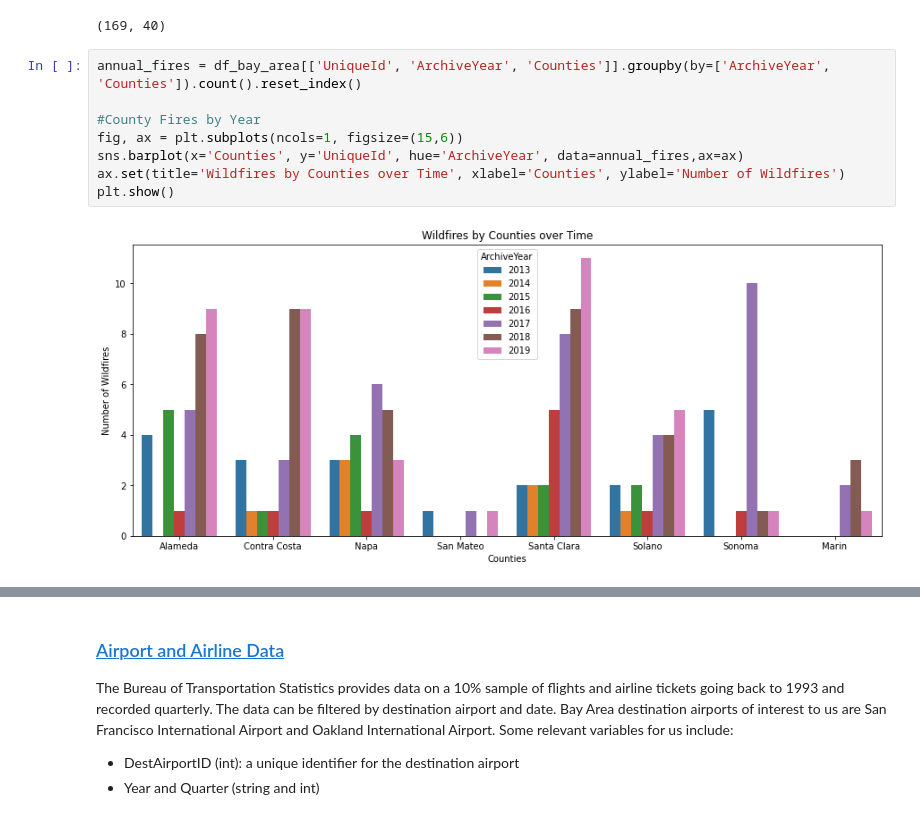
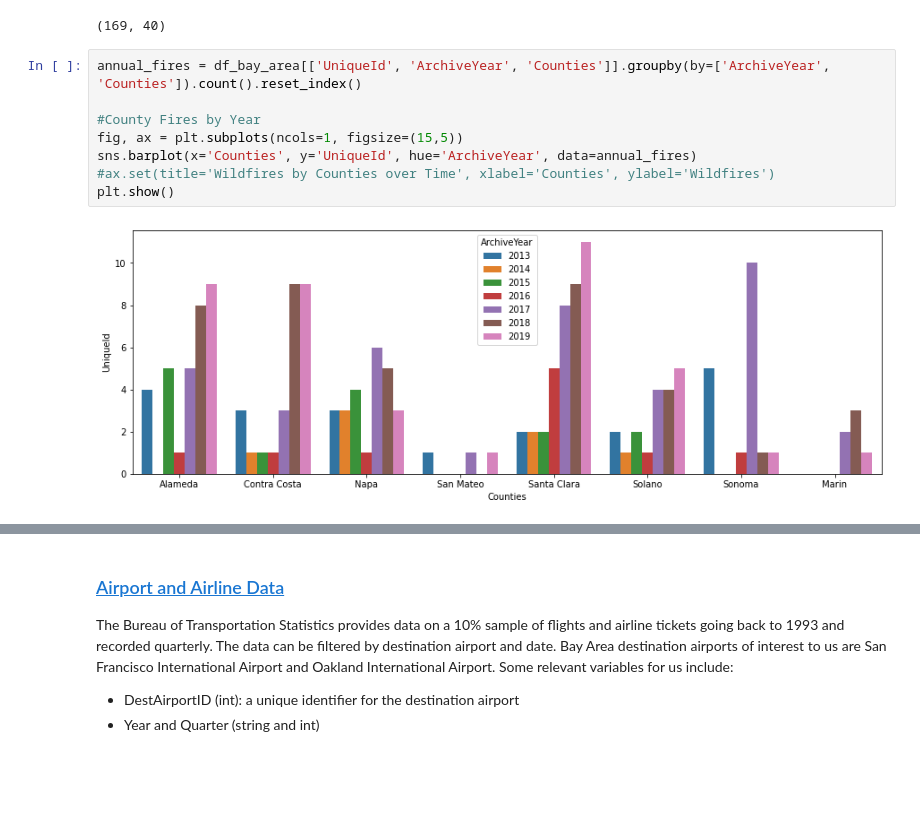
Before and after one commit to siawayforward/DS4A-group-project, a Jupyter notebook: Dataset Details.ipynb, the cells around one changed output, grey strips where cells are left out. Cells and saved outputs as stored; diff of their text form; blank space fills up the shorter version.

```diff
--- a/Dataset Details.ipynb
+++ b/Dataset Details.ipynb
@@ -151,10 +151,10 @@ df_bay_area.shape
 # %%
 annual_fires = df_bay_area[['UniqueId', 'ArchiveYear', 'Counties']].groupby(by=['ArchiveYear', 'Counties']).count().reset_index()
 
 #County Fires by Year
-fig, ax = plt.subplots(ncols=1, figsize=(15,6))
-sns.barplot(x='Counties', y='UniqueId', hue='ArchiveYear', data=annual_fires,ax=ax)
-ax.set(title='Wildfires by Counties over Time', xlabel='Counties', ylabel='Number of Wildfires')
+fig, ax = plt.subplots(ncols=1, figsize=(15,5))
+sns.barplot(x='Counties', y='UniqueId', hue='ArchiveYear', data=annual_fires)
+#ax.set(title='Wildfires by Counties over Time', xlabel='Counties', ylabel='Wildfires')
 plt.show()
 # %% [output]
-[figure, old version]
+[figure, new version]
```
Also changed, not shown: parts of 2 cells of this notebook.
